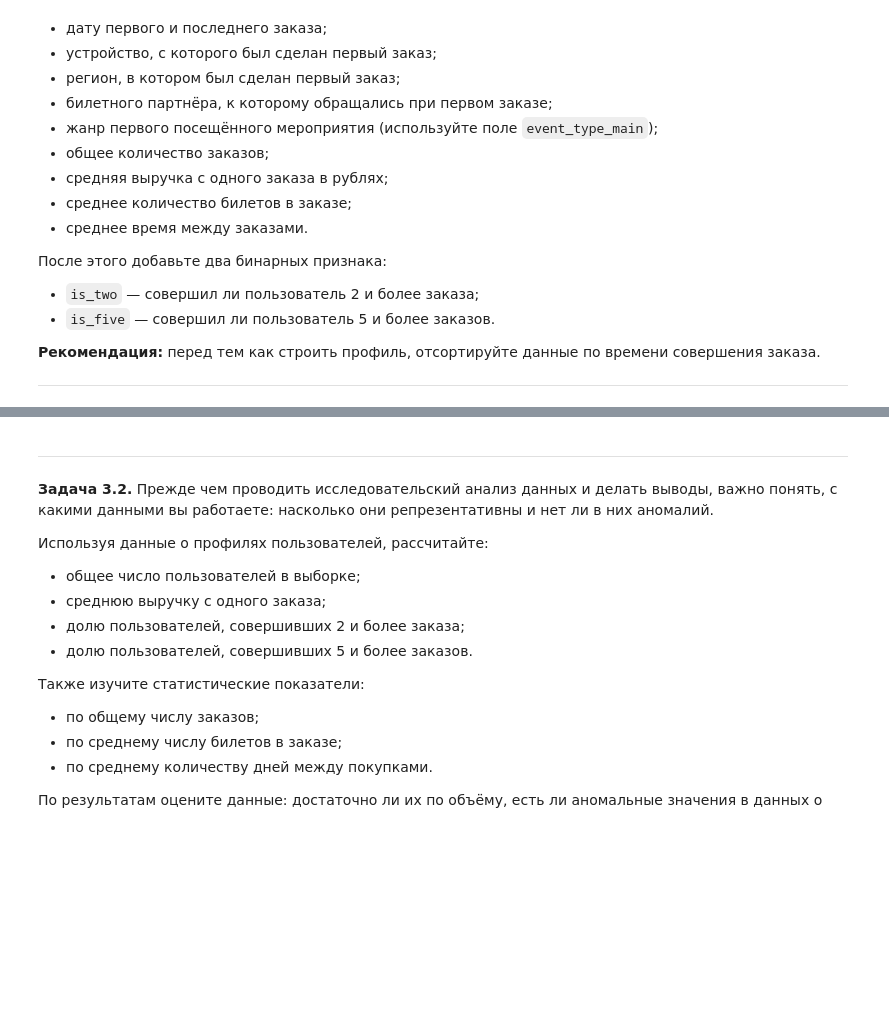
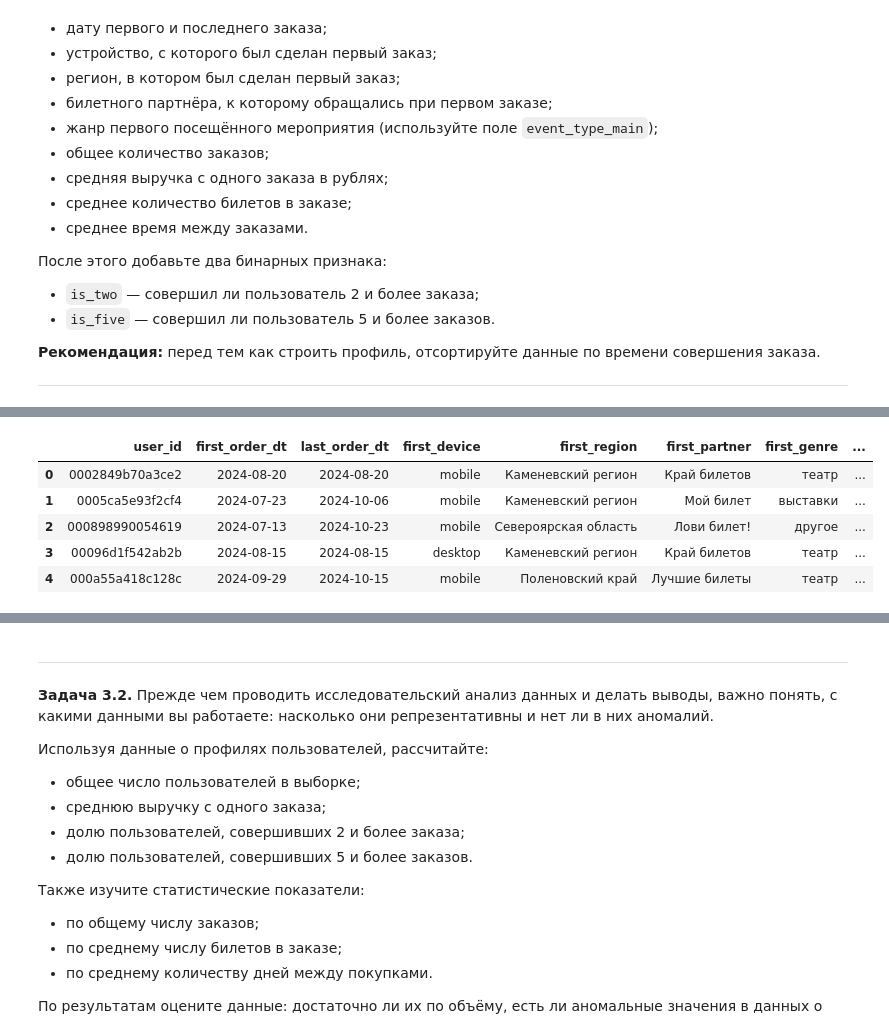
Before and after one commit to goskom030-git/yandex-afisha-analysis, a Jupyter notebook: b689e788-5b12-464d-9438-af0736e3047d.ipynb, the cells around one changed output, grey strips where cells are left out. Saved outputs shown, nothing was run; the diff lists cells and outputs as text; code cells hidden in the pictures; blank space fills up the shorter version.

```diff
--- a/b689e788-5b12-464d-9438-af0736e3047d.ipynb
+++ b/b689e788-5b12-464d-9438-af0736e3047d.ipynb
@@ -681,61 +805,30 @@ plt.show()
 
 ---
 # %%
-# Основные данные
-sorted_transactions = df.copy()
-sorted_transactions = sorted_transactions.sort_values(['user_id', 'order_dt'])
+df_sorted = df.copy()
+df_sorted = df_sorted.sort_values(['user_id', 'order_dt'])
 
-# Базовый профиль пользователя
-user_base_profile = sorted_transactions.groupby('user_id').agg(
-    first_order_date=('order_dt', 'min'),
-    last_order_date=('order_dt', 'max'),
-    orders_count=('order_id', 'nunique')
+# Создание профиля
+user_profile = df_sorted.groupby('user_id').agg(
+    first_order_dt=('order_dt', 'min'),
+    last_order_dt=('order_dt', 'max'),
+    first_device=('device_type_canonical', 'first'),
+    first_region=('region_name', 'first'),
+    first_partner=('service_name', 'first'),
+    first_genre=('event_type_main', 'first'),
+    total_orders=('order_id', 'nunique'),
+    avg_revenue_rub=('revenue_rub', 'mean'),
+    avg_tickets=('tickets_count', 'mean'),
+    avg_days_between=('days_since_prev', 'mean')
 ).reset_index()
 
-# Данные первого заказа каждого пользователя
-first_order_details = sorted_transactions.drop_duplicates(subset='user_id', keep='first')
-first_order_details = first_order_details[['user_id', 'device_type_canonical', 'region_name',
-                                           'service_name', 'event_type_main']]
-
-# Объединяем базовый профиль с деталями первого заказа
-user_profile = pd.merge(user_base_profile, first_order_details, on='user_id')
-
-# ===== Конвертация валюты =====
-# Подготовка дат
-sorted_transactions['order_date_only'] = sorted_transactions['order_dt'].dt.date
-df_kzt['rate_date'] = pd.to_datetime(df_kzt['data']).dt.date
-
-# Добавляем курсы валют
-transactions_with_rates = sorted_transactions.merge(
-    df_kzt[['rate_date', 'curs']],
-    left_on='order_date_only',
-    right_on='rate_date',
-    how='left'
+#Добавляем бинарные признаки
+user_profile = user_profile.assign(
+    is_two=lambda x: (x['total_orders'] >= 2).astype(int),
+    is_five=lambda x: (x['total_orders'] >= 5).astype(int)
 )
 
-# Конвертируем выручку в рубли
-transactions_with_rates['revenue_in_rub'] = transactions_with_rates.apply(
-    lambda row: (row['revenue'] / 100) * row['curs'] if row['currency_code'] == 'kzt' else row['revenue'],
-    axis=1
-)
-
-# ===== Средние значения =====
-grouped_metrics = transactions_with_rates.groupby('user_id')
-
-user_metrics = pd.DataFrame({
-    'avg_revenue_rub': grouped_metrics['revenue_in_rub'].mean(),
-    'avg_tickets_per_order': grouped_metrics['tickets_count'].mean(),
-    'avg_days_between_orders': grouped_metrics['days_since_prev'].mean()
-}).reset_index()
-
-# Добавляем метрики к профилю
-user_profile = pd.merge(user_profile, user_metrics, on='user_id', how='left')
-
-# ===== Бинарные признаки =====
-user_profile['is_two'] = (user_profile['orders_count'] >= 2).astype(int)
-user_profile['is_five'] = (user_profile['orders_count'] >= 5).astype(int)
-
-# ===== Результат =====
-print("\nПервые 10 пользователей:")
-print(user_profile.head(10))
+print(f"Размер профиля: {user_profile.shape}")
+print("\nПервые 5 строк:")
+display(user_profile.head())
 # %% [output]
@@ -759,3 +838,9 @@ print(user_profile.head(10))
+|  | user_id | first_order_dt | last_order_dt | first_device | first_region | first_partner | first_genre | ... |
+| 0 | 0002849b70a3ce2 | 2024-08-20 | 2024-08-20 | mobile | Каменевский регион | Край билетов | театр | ... |
+| 1 | 0005ca5e93f2cf4 | 2024-07-23 | 2024-10-06 | mobile | Каменевский регион | Мой билет | выставки | ... |
+| 2 | 000898990054619 | 2024-07-13 | 2024-10-23 | mobile | Североярская область | Лови билет! | другое | ... |
+| 3 | 00096d1f542ab2b | 2024-08-15 | 2024-08-15 | desktop | Каменевский регион | Край билетов | театр | ... |
+| 4 | 000a55a418c128c | 2024-09-29 | 2024-10-15 | mobile | Поленовский край | Лучшие билеты | театр | ... |
 # %% [markdown]
 <div style="border:solid #D3D3D3 2px;  border-radius: 10px; padding: 15px">
 <h3> Комментарий ревьюера <a class="tocSkip"></h3>
```
Also changed, not shown: parts of 38 cells of this notebook.
